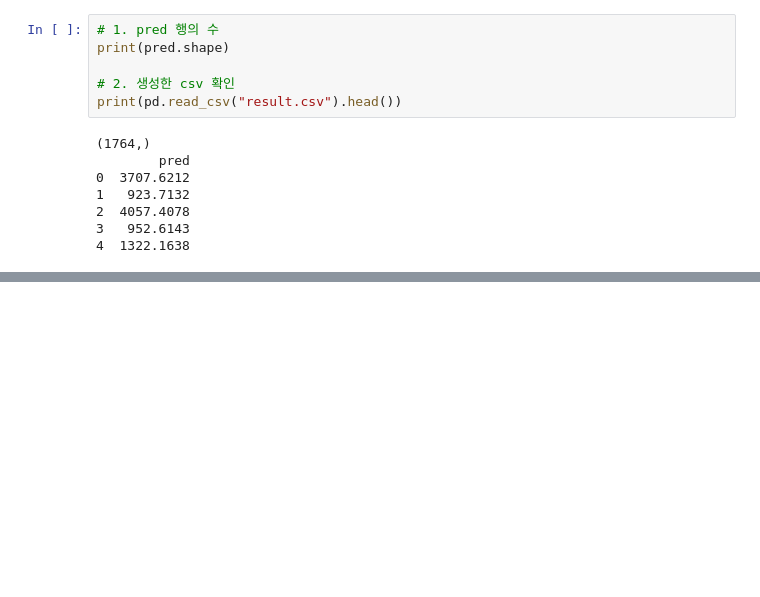
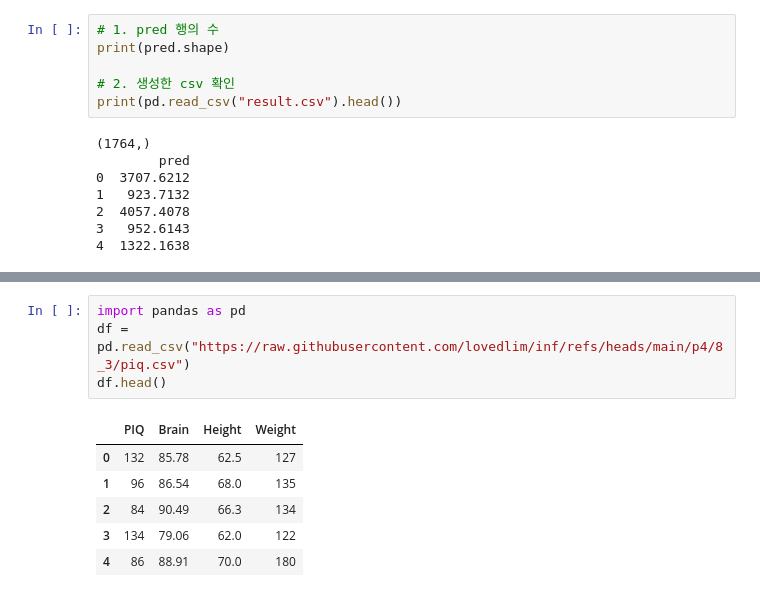
Before and after one commit to limeorange/Bigdata_Analyst, a Jupyter notebook: lecture_code/[기출] 8회 문풀 (작업형 1, 2, 3).ipynb, the cells around one changed output, grey strips where cells are left out. Saved outputs shown, nothing was run; the diff lists cells and outputs as text; blank space fills up the shorter version.

```diff
--- a/lecture_code/[기출] 8회 문풀 (작업형 1, 2, 3).ipynb
+++ b/lecture_code/[기출] 8회 문풀 (작업형 1, 2, 3).ipynb
@@ -475,0 +569,11 @@ print(pd.read_csv("result.csv").head())
+# %%
+import pandas as pd
+df = pd.read_csv("https://raw.githubusercontent.com/lovedlim/inf/refs/heads/main/p4/8_3/piq.csv")
+df.head()
+# %% [output]
+|  | PIQ | Brain | Height | Weight |
+| 0 | 132 | 85.78 | 62.5 | 127 |
+| 1 | 96 | 86.54 | 68.0 | 135 |
+| 2 | 84 | 90.49 | 66.3 | 134 |
+| 3 | 134 | 79.06 | 62.0 | 122 |
+| 4 | 86 | 88.91 | 70.0 | 180 |
```
Also changed, not shown: parts of 15 cells of this notebook.
